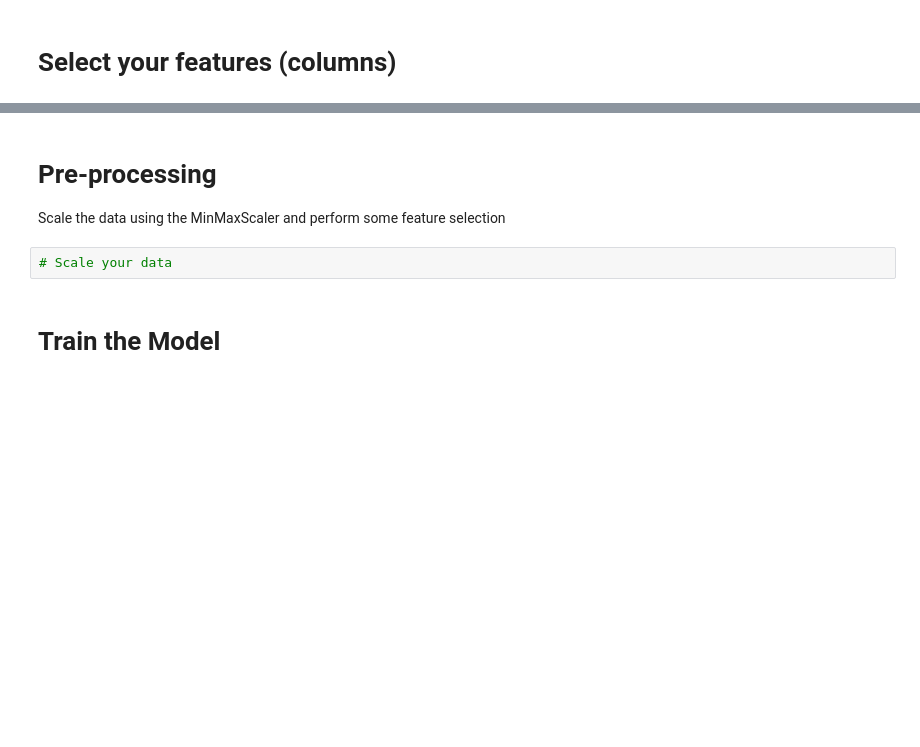
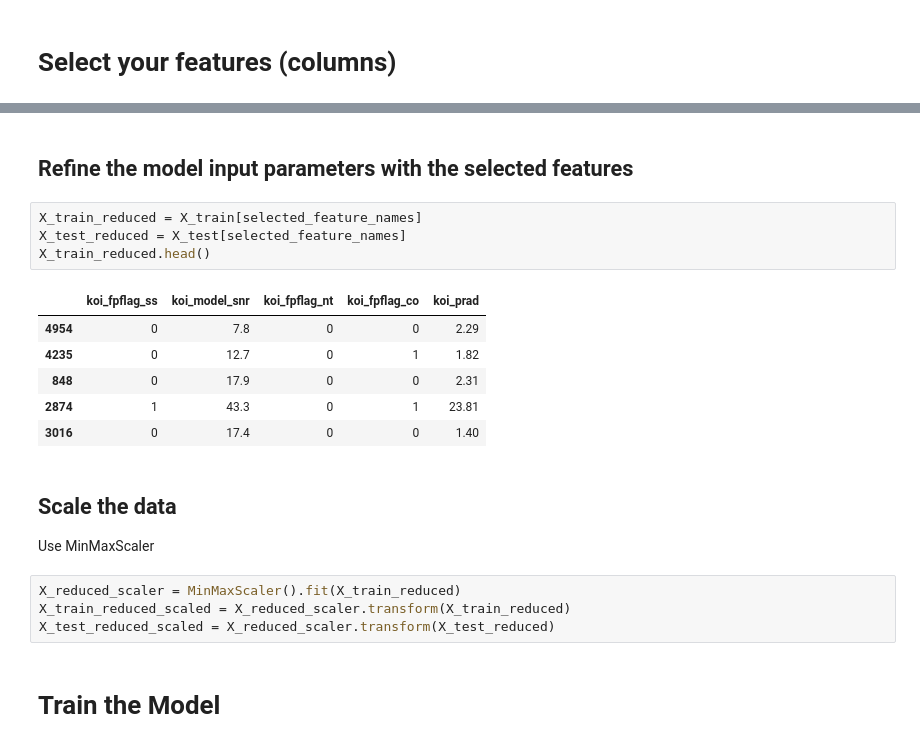
Before and after one commit to NicoleLund/machine-learning-exoplanets, a Jupyter notebook: c_model_1/model_1.ipynb, the cells around one changed output, grey strips where cells are left out. Drawn from its saved outputs; the diff is of its cells as text; blank space fills up the shorter version.

```diff
--- a/c_model_1/model_1.ipynb
+++ b/c_model_1/model_1.ipynb
@@ -99,9 +255,24 @@ X_train.head()
+# %% [markdown]
+## Refine the model input parameters with the selected features
+# %%
+X_train_reduced = X_train[selected_feature_names]
+X_test_reduced = X_test[selected_feature_names]
+X_train_reduced.head()
+# %% [output]
+|  | koi_fpflag_ss | koi_model_snr | koi_fpflag_nt | koi_fpflag_co | koi_prad |
+| 4954 | 0 | 7.8 | 0 | 0 | 2.29 |
+| 4235 | 0 | 12.7 | 0 | 1 | 1.82 |
+| 848 | 0 | 17.9 | 0 | 0 | 2.31 |
+| 2874 | 1 | 43.3 | 0 | 1 | 23.81 |
+| 3016 | 0 | 17.4 | 0 | 0 | 1.40 |
 # %% [markdown]
-# Pre-processing
+## Scale the data
 
-Scale the data using the MinMaxScaler and perform some feature selection
+Use MinMaxScaler
-# %%
-# Scale your data
+# %%
+X_reduced_scaler = MinMaxScaler().fit(X_train_reduced)
+X_train_reduced_scaled = X_reduced_scaler.transform(X_train_reduced)
+X_test_reduced_scaled = X_reduced_scaler.transform(X_test_reduced)
 # %% [markdown]
 # Train the Model
 # %%
```
Also changed, not shown: parts of 28 cells of this notebook.
